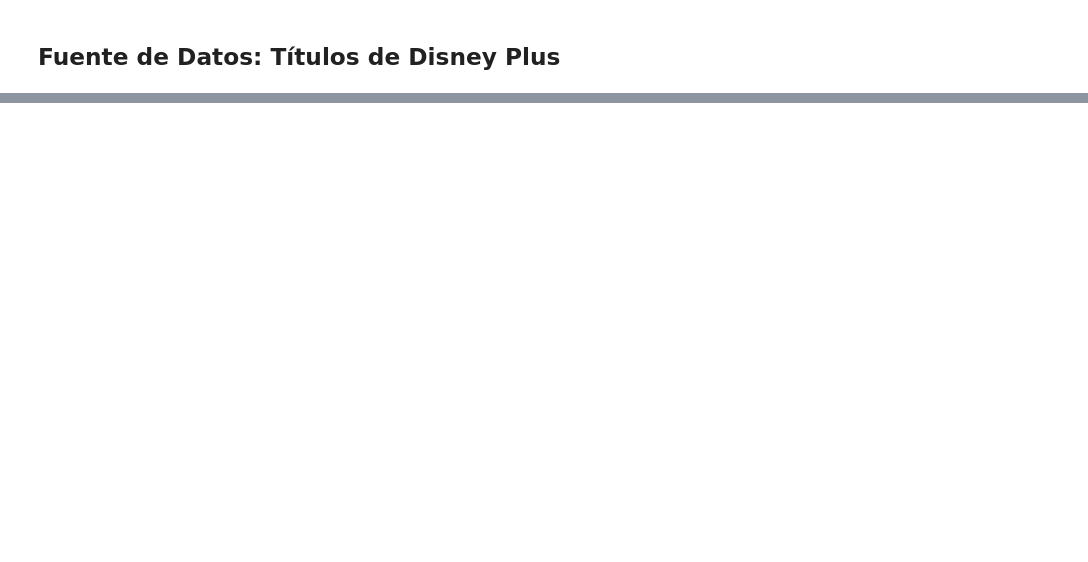
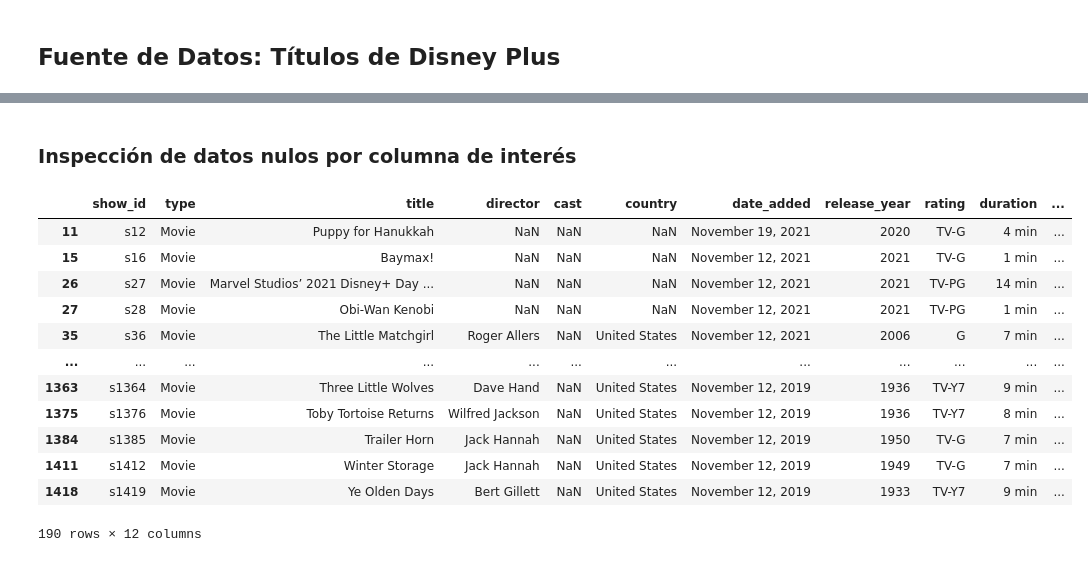
Before and after one commit to JoseSalas98/streaming_catalog_api, a Jupyter notebook: notebooks/eda.ipynb, the cells around one changed output, grey strips where cells are left out. Saved outputs shown, nothing was run; the diff lists cells and outputs as text; code cells hidden in the pictures; blank space fills up the shorter version.

```diff
--- a/notebooks/eda.ipynb
+++ b/notebooks/eda.ipynb
@@ -402,3 +390,10 @@ amz_edit_df = amz_df[columns]
 <body>
      <h2> <b> Fuente de Datos</b>: Títulos de Disney Plus </h2>
 </body>
+# %%
+# Declarar los parámetros para la carga del dataframe
+path = "c:/Users/Jose Salas/OneDrive/Escritorio/streaming_catalog_api/data/external/disney_plus_titles/2022-12/disney_plus_titles-08-12-2022.csv"
+sep = ","
+cod = "utf-8"
+
+dsny_df = pd.read_csv(filepath_or_buffer=path, delimiter=sep, encoding=cod)
@@ -404,0 +528,21 @@ amz_edit_df = amz_df[columns]
+# %% [markdown]
+<body>
+     <h3> <b> Inspección de datos nulos por columna de interés </b> </h3>
+</body>
+# %%
+#Datos nulos, columna "cast"
+dsny_df.loc[dsny_df["cast"].isnull()]
+# %% [output]
+|  | show_id | type | title | director | cast | country | date_added | release_year | rating | duration | ... |
+| 11 | s12 | Movie | Puppy for Hanukkah | NaN | NaN | NaN | November 19, 2021 | 2020 | TV-G | 4 min | ... |
+| 15 | s16 | Movie | Baymax! | NaN | NaN | NaN | November 12, 2021 | 2021 | TV-G | 1 min | ... |
+| 26 | s27 | Movie | Marvel Studios’ 2021 Disney+ Day ... | NaN | NaN | NaN | November 12, 2021 | 2021 | TV-PG | 14 min | ... |
+| 27 | s28 | Movie | Obi-Wan Kenobi | NaN | NaN | NaN | November 12, 2021 | 2021 | TV-PG | 1 min | ... |
+| 35 | s36 | Movie | The Little Matchgirl | Roger Allers | NaN | United States | November 12, 2021 | 2006 | G | 7 min | ... |
+| ... | ... | ... | ... | ... | ... | ... | ... | ... | ... | ... | ... |
+| 1363 | s1364 | Movie | Three Little Wolves | Dave Hand | NaN | United States | November 12, 2019 | 1936 | TV-Y7 | 9 min | ... |
+| 1375 | s1376 | Movie | Toby Tortoise Returns | Wilfred Jackson | NaN | United States | November 12, 2019 | 1936 | TV-Y7 | 8 min | ... |
+| 1384 | s1385 | Movie | Trailer Horn | Jack Hannah | NaN | United States | November 12, 2019 | 1950 | TV-G | 7 min | ... |
+| 1411 | s1412 | Movie | Winter Storage | Jack Hannah | NaN | United States | November 12, 2019 | 1949 | TV-G | 7 min | ... |
+| 1418 | s1419 | Movie | Ye Olden Days | Bert Gillett | NaN | United States | November 12, 2019 | 1933 | TV-Y7 | 9 min | ... |
+190 rows × 12 columns
```
Also changed, not shown: parts of 36 cells of this notebook.
